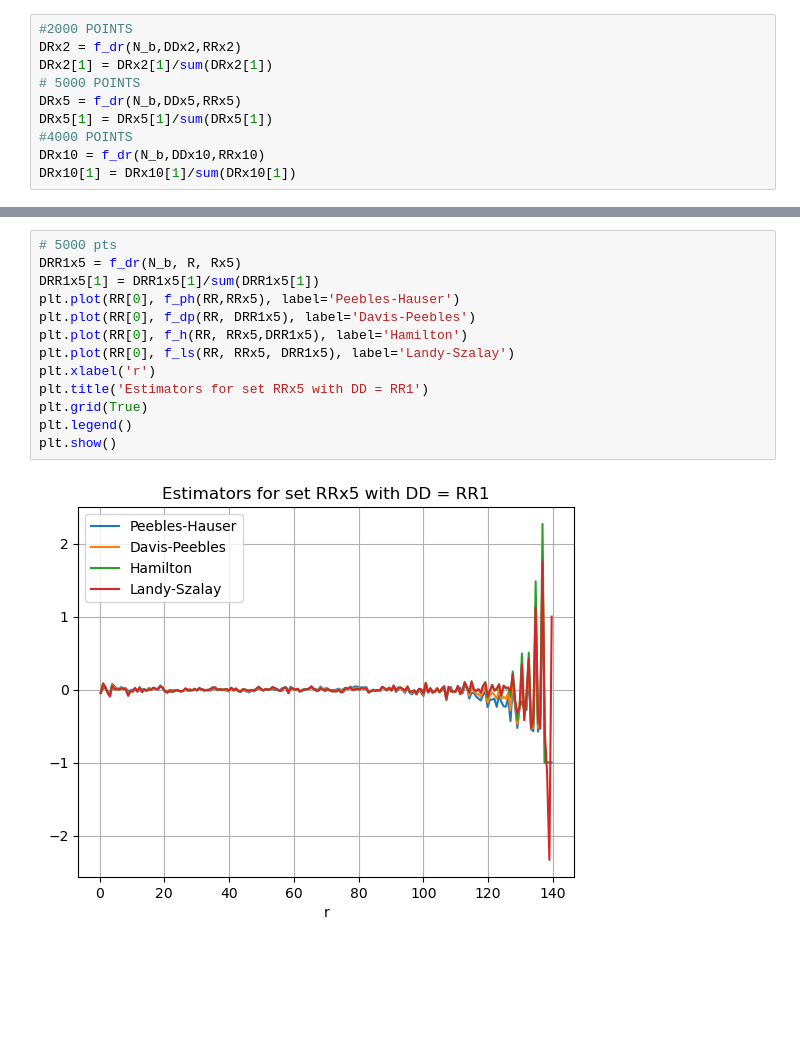
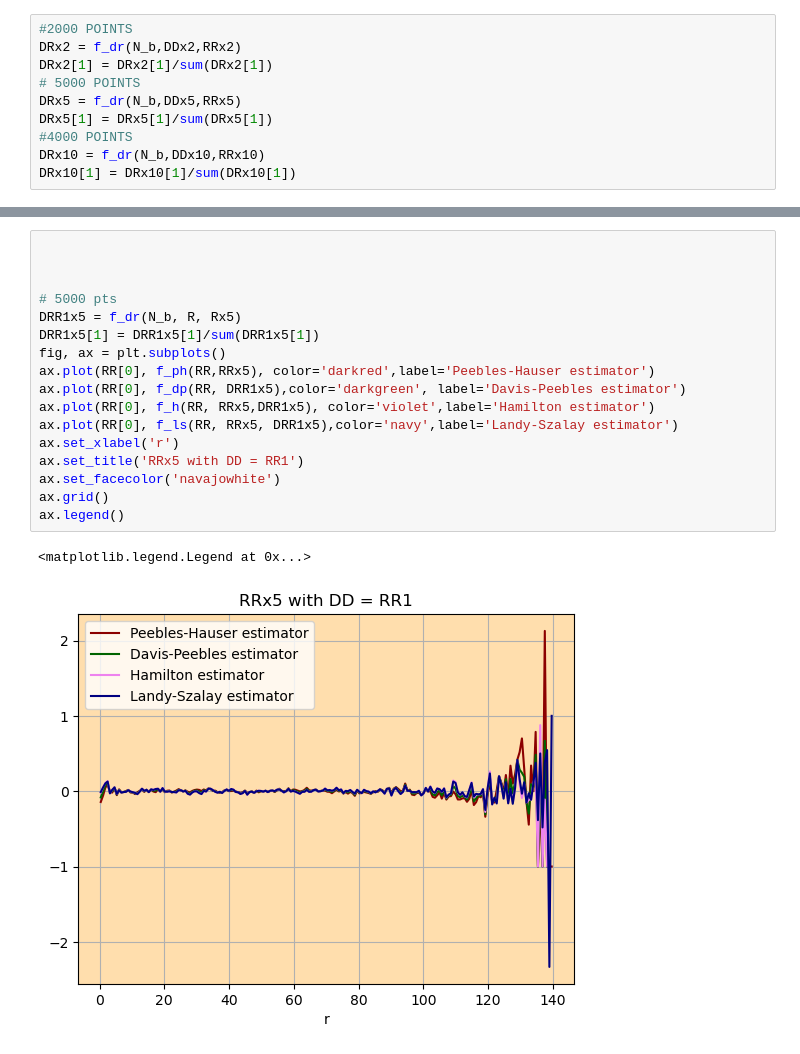
Before and after one commit to xlxnsxzpxtx/Metodos_cosmo, a Jupyter notebook: practica_2/practica_2.ipynb, the cells around one changed output, grey strips where cells are left out. Drawn from its saved outputs; the diff is of its cells as text; blank space fills up the shorter version.

```diff
--- a/practica_2/practica_2.ipynb
+++ b/practica_2/practica_2.ipynb
@@ -411,18 +423,23 @@ plt.show()
 # %%
+
+
+
 # 5000 pts
 DRR1x5 = f_dr(N_b, R, Rx5)
 DRR1x5[1] = DRR1x5[1]/sum(DRR1x5[1])
-plt.plot(RR[0], f_ph(RR,RRx5), label='Peebles-Hauser')
-plt.plot(RR[0], f_dp(RR, DRR1x5), label='Davis-Peebles')
-plt.plot(RR[0], f_h(RR, RRx5,DRR1x5), label='Hamilton')
-plt.plot(RR[0], f_ls(RR, RRx5, DRR1x5), label='Landy-Szalay')
-plt.xlabel('r')
-plt.title('Estimators for set RRx5 with DD = RR1')
-plt.grid(True)
-plt.legend()
-plt.show()
+fig, ax = plt.subplots()
+ax.plot(RR[0], f_ph(RR,RRx5), color='darkred',label='Peebles-Hauser estimator')
+ax.plot(RR[0], f_dp(RR, DRR1x5),color='darkgreen', label='Davis-Peebles estimator')
+ax.plot(RR[0], f_h(RR, RRx5,DRR1x5), color='violet',label='Hamilton estimator')
+ax.plot(RR[0], f_ls(RR, RRx5, DRR1x5),color='navy',label='Landy-Szalay estimator')
+ax.set_xlabel('r')
+ax.set_title('RRx5 with DD = RR1')
+ax.set_facecolor('navajowhite')
+ax.grid()
+ax.legend()
 # %% [output]
+<matplotlib.legend.Legend at 0x...>
-[figure, old version]
+[figure, new version]
 # %%
 # 10000 pts
 DRR1x10 = f_dr(N_b, R, Rx10)
```
Also changed, not shown: parts of 20 cells of this notebook, 4 other files.
